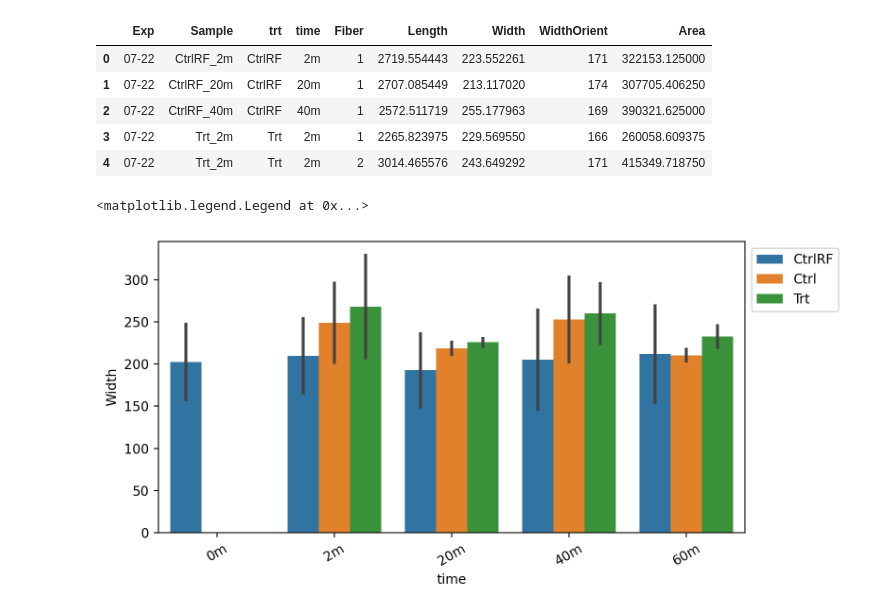
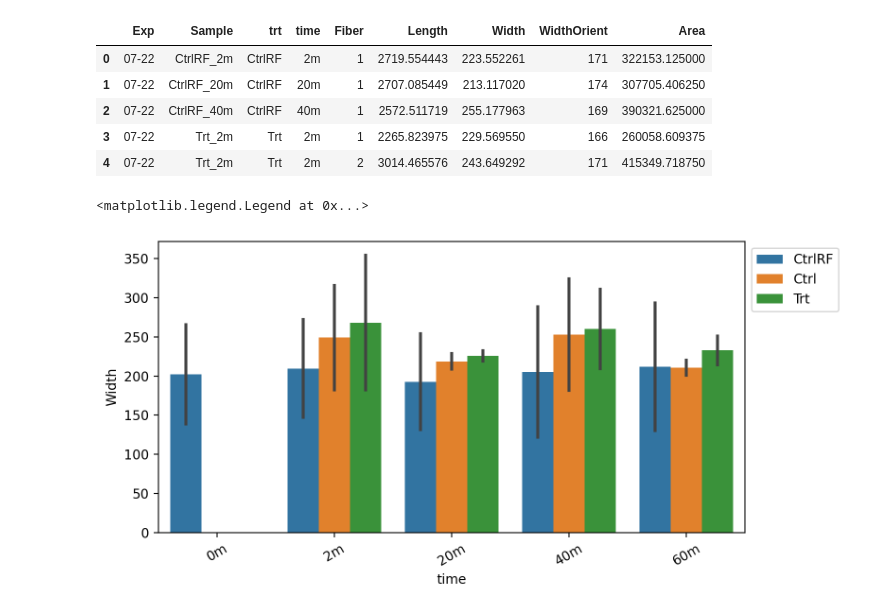
Before and after one commit to bunmiadejimi/Raman_Collagen, a Jupyter notebook: Image_Data_Analysis.ipynb, the cells around one changed output. Cells and saved outputs as stored; diff of their text form; code cells hidden in the pictures.

```diff
--- a/Image_Data_Analysis.ipynb
+++ b/Image_Data_Analysis.ipynb
@@ -19,22 +19,23 @@ df.head()
 # %%
 plt.figure(figsize = (8, 4), dpi = 200);
 sns.barplot(
     data = df[(df['Exp'] == '09-30') ],
     x = 'time',
     y = 'Width',
     hue = 'trt',
     hue_order = ['CtrlRF', 'Ctrl', 'Trt'],
-    order = ['0m', '2m', '20m', '40m', '60m']
+    order = ['0m', '2m', '20m', '40m', '60m'],
+    errorbar='sd'
 )
 #plt.xticks(rotation = 30)
 '''sns.barplot(
     data = df[(df['Exp'] == '07-22') & (df['Sample'].str.contains('RF')) ],
     x = 'trt',
     hue = 'Sample',
     y = 'Length',
 )'''
 plt.xticks(rotation = 30)
 plt.legend(bbox_to_anchor = (1, 1))
 # %% [output]
 <matplotlib.legend.Legend at 0x...>
-[figure, old version]
+[figure, new version]
```
